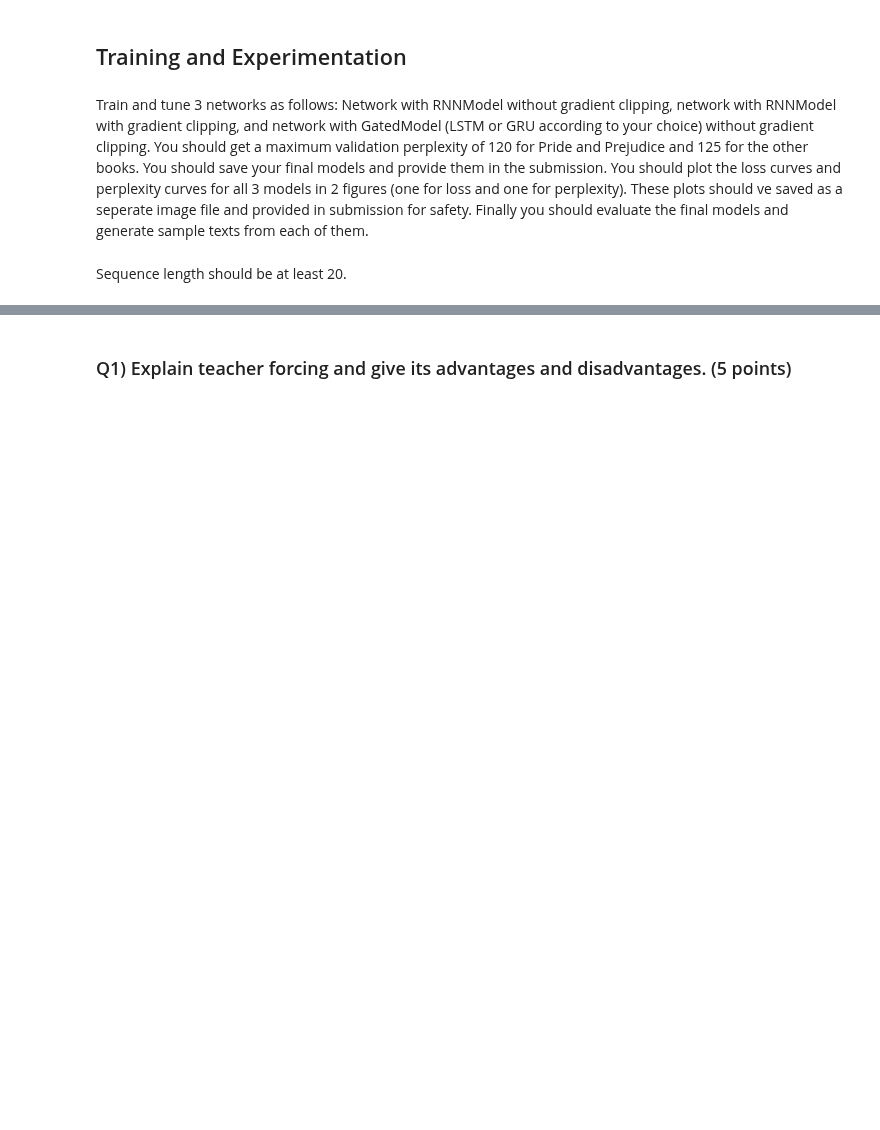
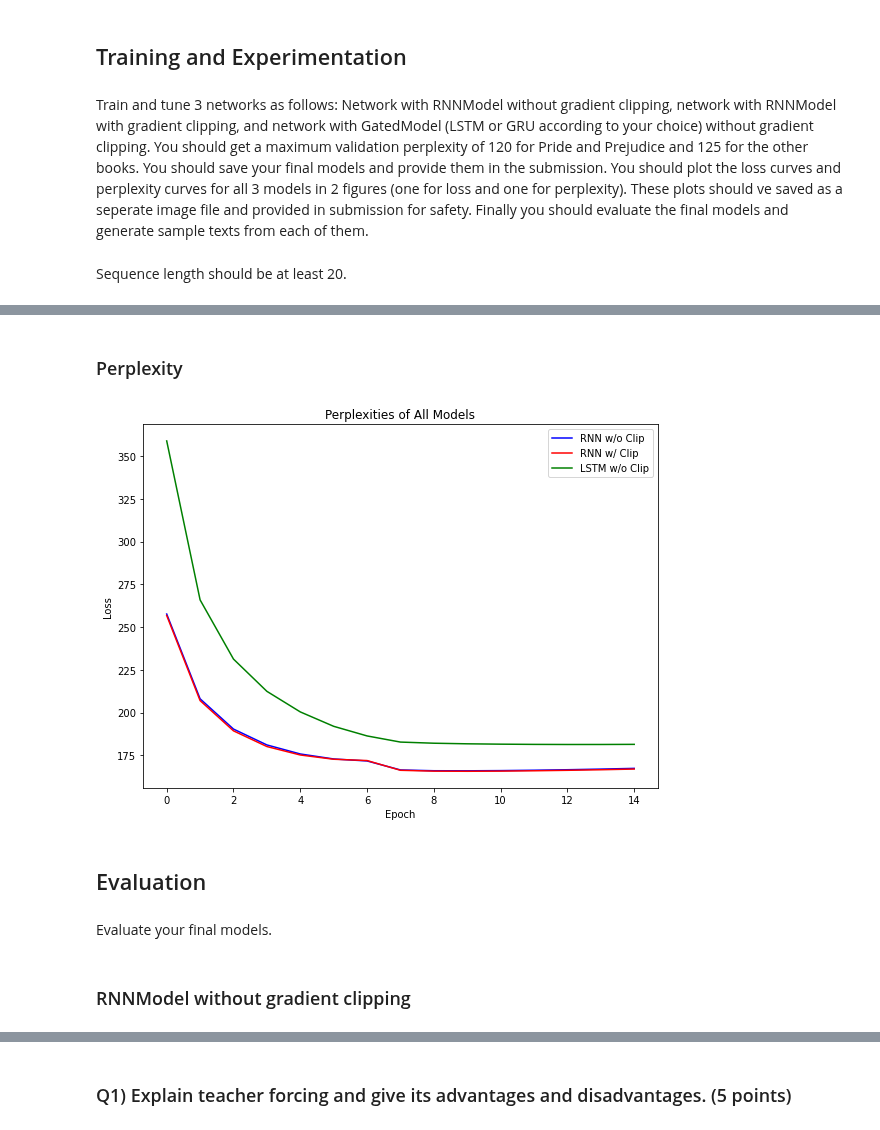
Before and after one commit to batuhanfaik/itu-cmpe, a Jupyter notebook: hw3/LanguageModelling.ipynb, the cells around one changed output, grey strips where cells are left out. Saved outputs shown, nothing was run; the diff lists cells and outputs as text; code cells hidden in the pictures; blank space fills up the shorter version.

```diff
--- a/hw3/LanguageModelling.ipynb
+++ b/hw3/LanguageModelling.ipynb
@@ -386,0 +554,21 @@ tensor(9.6497, device='cuda:0')
+# %% [markdown]
+### Perplexity
+# %%
+fig, axes = plt.subplots(nrows=1, ncols=1, figsize=(8, 6))
+axes.plot(rnn_model_perplexities, c="b", label="RNN w/o Clip")
+axes.plot(rnn_model_clip_perplexities, c="r", label="RNN w/ Clip")
+axes.plot(lstm_model_perplexities, c="g", label="LSTM w/o Clip")
+axes.set_title("Perplexities of All Models")
+axes.set_xlabel("Epoch")
+axes.set_ylabel("Loss")
+axes.legend(loc="best")
+plt.savefig("perplexities_all.png")
+fig.tight_layout()
+# %% [output]
+[figure, added]
+# %% [markdown]
+## Evaluation
+# %% [markdown]
+Evaluate your final models.
+# %% [markdown]
+### RNNModel without gradient clipping
```
Also changed, not shown: parts of 43 cells of this notebook, 13 other files.
